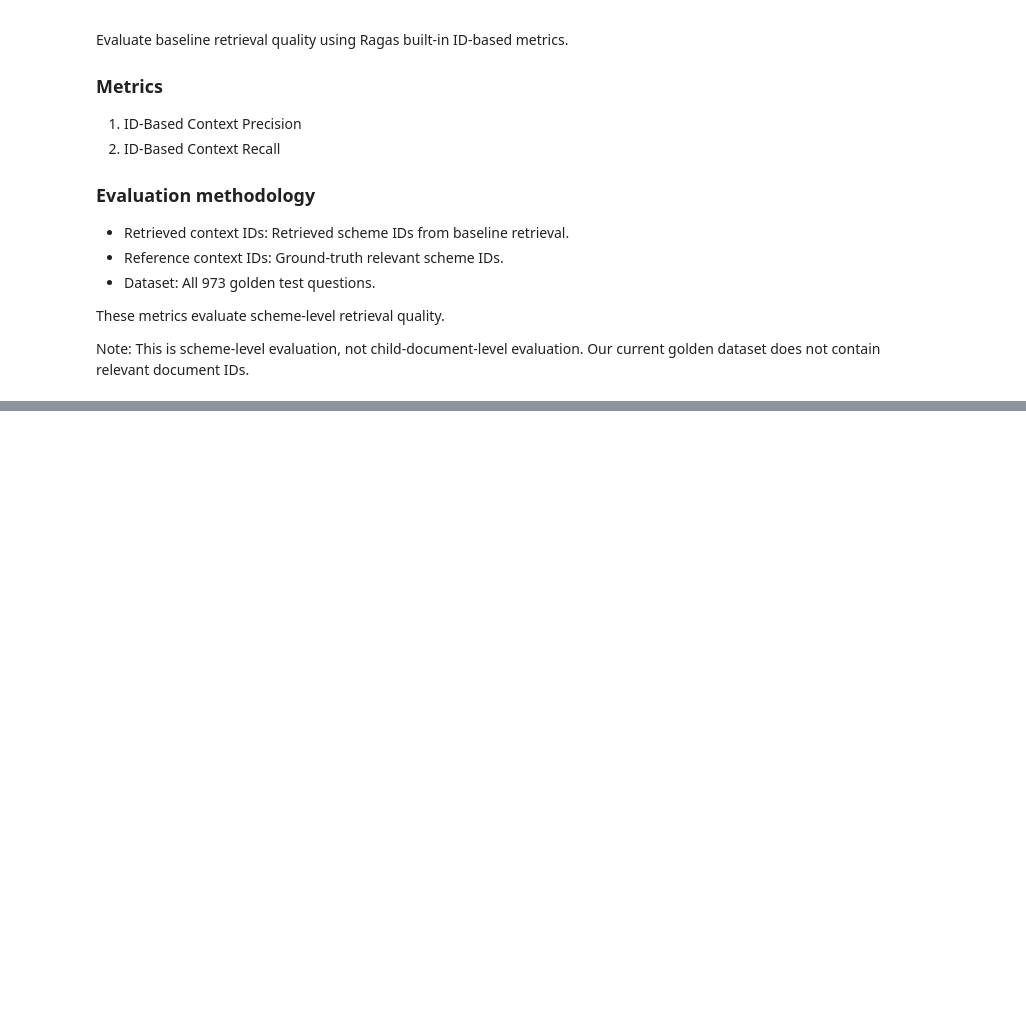
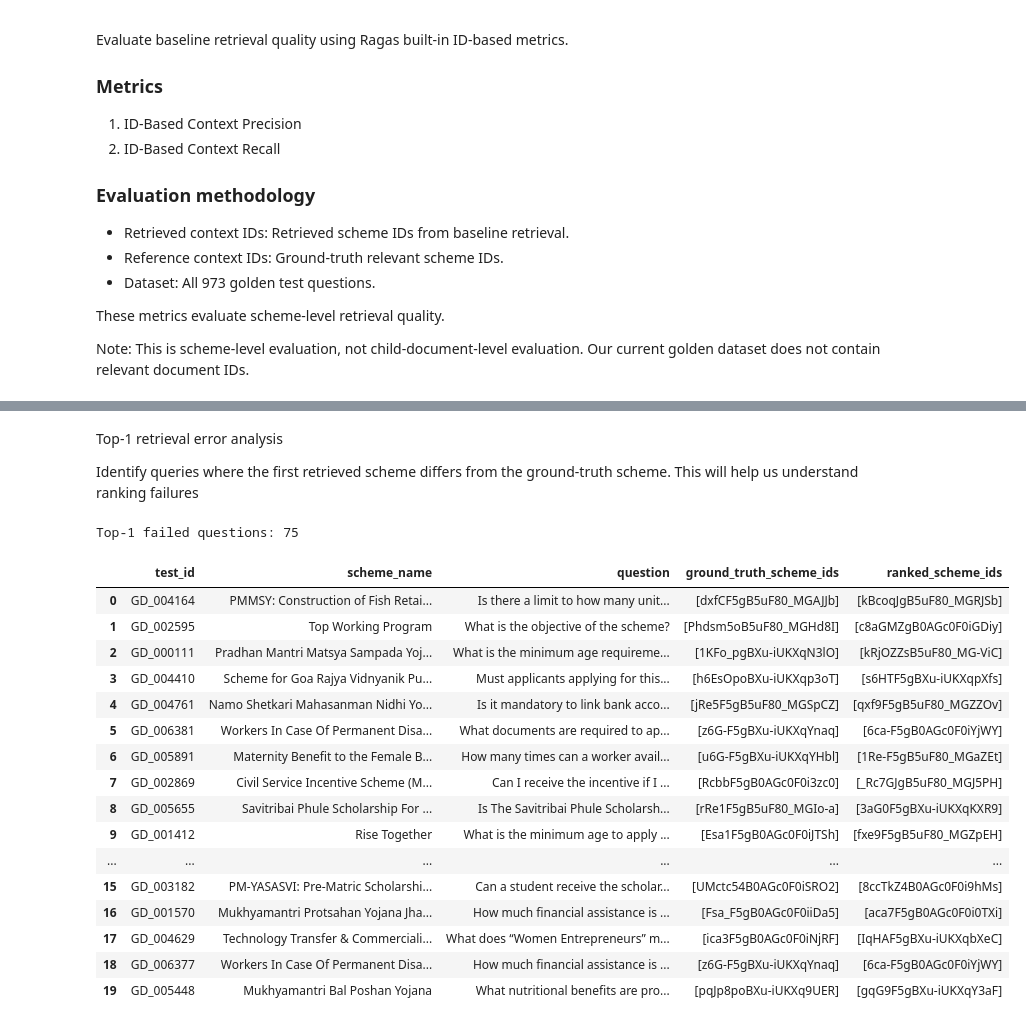
Before and after one commit to devendraaa/SEVA_Ai, a Jupyter notebook: notebooks/Exp_02_RAG/05_caching_benchmark.ipynb, the cells around one changed output, grey strips where cells are left out. Drawn from its saved outputs; the diff is of its cells as text; code cells hidden in the pictures; blank space fills up the shorter version.

```diff
--- a/notebooks/Exp_02_RAG/05_caching_benchmark.ipynb
+++ b/notebooks/Exp_02_RAG/05_caching_benchmark.ipynb
@@ -386,0 +568,14 @@ Note: This is scheme-level evaluation, not child-document-level evaluation. Our
+# %%
+golden_df["retrieval_query"] = golden_df.apply(
+    lambda row: (
+        f"For the scheme '{row['scheme_name']}': "
+        f"{row['question']}"
+    ),
+    axis=1
+)
+
+display(
+    golden_df[
+        ["scheme_name", "question", "retrieval_query"]
+    ].head(5)
+)
@@ -386,0 +675,52 @@ Note: This is scheme-level evaluation, not child-document-level evaluation. Our
+# %% [markdown]
+Top-1 retrieval error analysis
+
+Identify queries where the first retrieved scheme differs from the ground-truth scheme. This will help us understand ranking failures
+# %%
+top1_error_df = top1_df[
+    top1_df.apply(
+        lambda row: (
+            row["ranked_scheme_ids"][0]
+            if row["ranked_scheme_ids"]
+            else None
+        ) not in row["ground_truth_scheme_ids"],
+        axis=1
+    )
+].merge(
+    golden_df[["test_id", "scheme_name", "question"]],
+    on="test_id",
+    how="left"
+)
+
+print("Top-1 failed questions:", len(top1_error_df))
+
+display(
+    top1_error_df[
+        [
+            "test_id",
+            "scheme_name",
+            "question",
+            "ground_truth_scheme_ids",
+            "ranked_scheme_ids"
+        ]
+    ].head(20)
+)
+# %% [output]
+Top-1 failed questions: 75
+|  | test_id | scheme_name | question | ground_truth_scheme_ids | ranked_scheme_ids |
+| 0 | GD_004164 | PMMSY: Construction of Fish Retai... | Is there a limit to how many unit... | [dxfCF5gB5uF80_MGAJJb] | [kBcoqJgB5uF80_MGRJSb] |
+| 1 | GD_002595 | Top Working Program | What is the objective of the scheme? | [Phdsm5oB5uF80_MGHd8I] | [c8aGMZgB0AGc0F0iGDiy] |
+| 2 | GD_000111 | Pradhan Mantri Matsya Sampada Yoj... | What is the minimum age requireme... | [1KFo_pgBXu-iUKXqN3lO] | [kRjOZZsB5uF80_MG-ViC] |
+| 3 | GD_004410 | Scheme for Goa Rajya Vidnyanik Pu... | Must applicants applying for this... | [h6EsOpoBXu-iUKXqp3oT] | [s6HTF5gBXu-iUKXqpXfs] |
+| 4 | GD_004761 | Namo Shetkari Mahasanman Nidhi Yo... | Is it mandatory to link bank acco... | [jRe5F5gB5uF80_MGSpCZ] | [qxf9F5gB5uF80_MGZZOv] |
+| 5 | GD_006381 | Workers In Case Of Permanent Disa... | What documents are required to ap... | [z6G-F5gBXu-iUKXqYnaq] | [6ca-F5gB0AGc0F0iYjWY] |
+| 6 | GD_005891 | Maternity Benefit to the Female B... | How many times can a worker avail... | [u6G-F5gBXu-iUKXqYHbl] | [1Re-F5gB5uF80_MGaZEt] |
+| 7 | GD_002869 | Civil Service Incentive Scheme (M... | Can I receive the incentive if I ... | [RcbbF5gB0AGc0F0i3zc0] | [_Rc7GJgB5uF80_MGJ5PH] |
+| 8 | GD_005655 | Savitribai Phule Scholarship For ... | Is The Savitribai Phule Scholarsh... | [rRe1F5gB5uF80_MGIo-a] | [3aG0F5gBXu-iUKXqKXR9] |
+| 9 | GD_001412 | Rise Together | What is the minimum age to apply ... | [Esa1F5gB0AGc0F0iJTSh] | [fxe9F5gB5uF80_MGZpEH] |
+| ... | ... | ... | ... | ... | ... |
+| 15 | GD_003182 | PM-YASASVI: Pre-Matric Scholarshi... | Can a student receive the scholar... | [UMctc54B0AGc0F0iSRO2] | [8ccTkZ4B0AGc0F0i9hMs] |
+| 16 | GD_001570 | Mukhyamantri Protsahan Yojana Jha... | How much financial assistance is ... | [Fsa_F5gB0AGc0F0iiDa5] | [aca7F5gB0AGc0F0i0TXi] |
+| 17 | GD_004629 | Technology Transfer & Commerciali... | What does “Women Entrepreneurs” m... | [ica3F5gB0AGc0F0iNjRF] | [IqHAF5gBXu-iUKXqbXeC] |
+| 18 | GD_006377 | Workers In Case Of Permanent Disa... | How much financial assistance is ... | [z6G-F5gBXu-iUKXqYnaq] | [6ca-F5gB0AGc0F0iYjWY] |
+| 19 | GD_005448 | Mukhyamantri Bal Poshan Yojana | What nutritional benefits are pro... | [pqJp8poBXu-iUKXq9UER] | [gqG9F5gBXu-iUKXqY3aF] |
```
Also changed, not shown: parts of 15 cells of this notebook, 30 other files.
